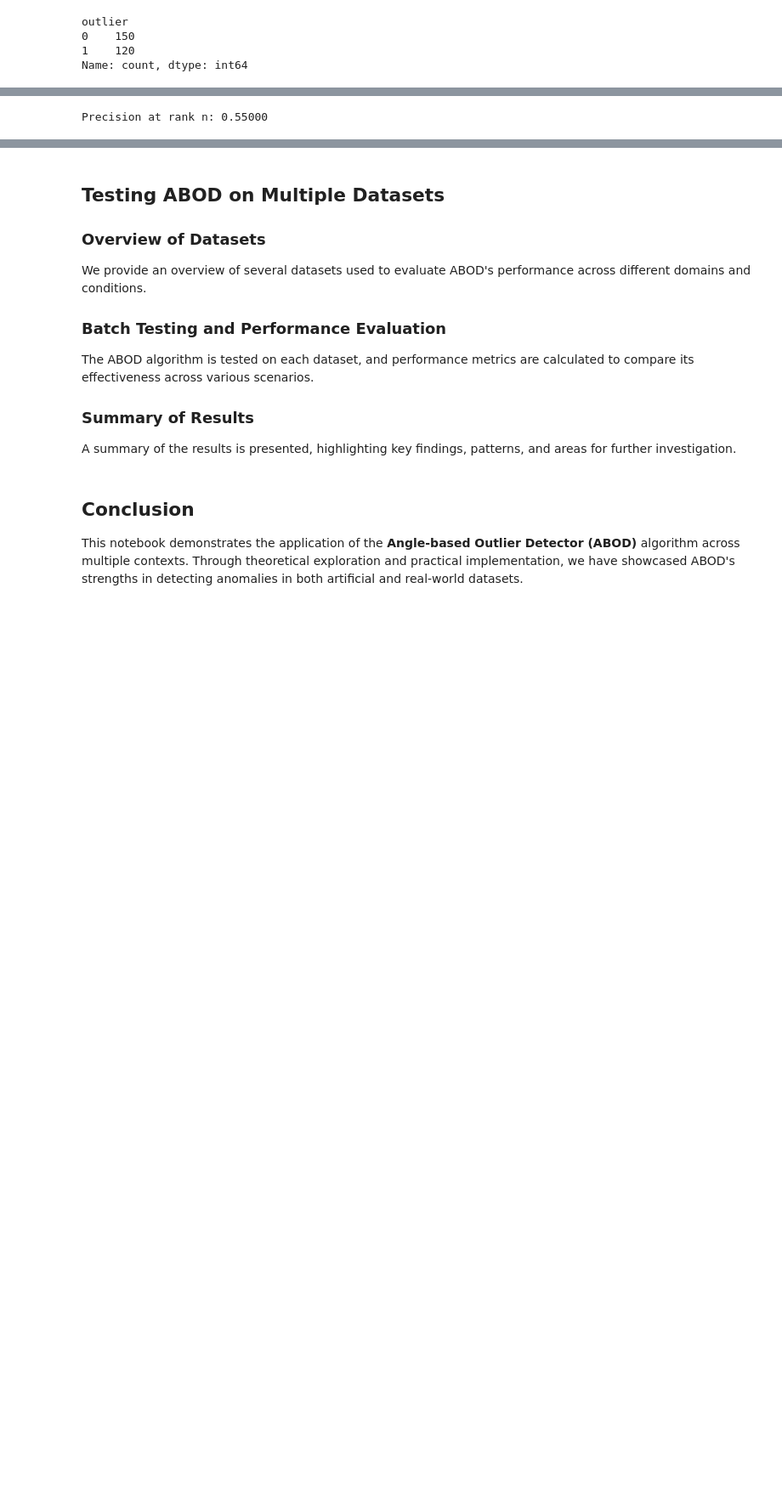
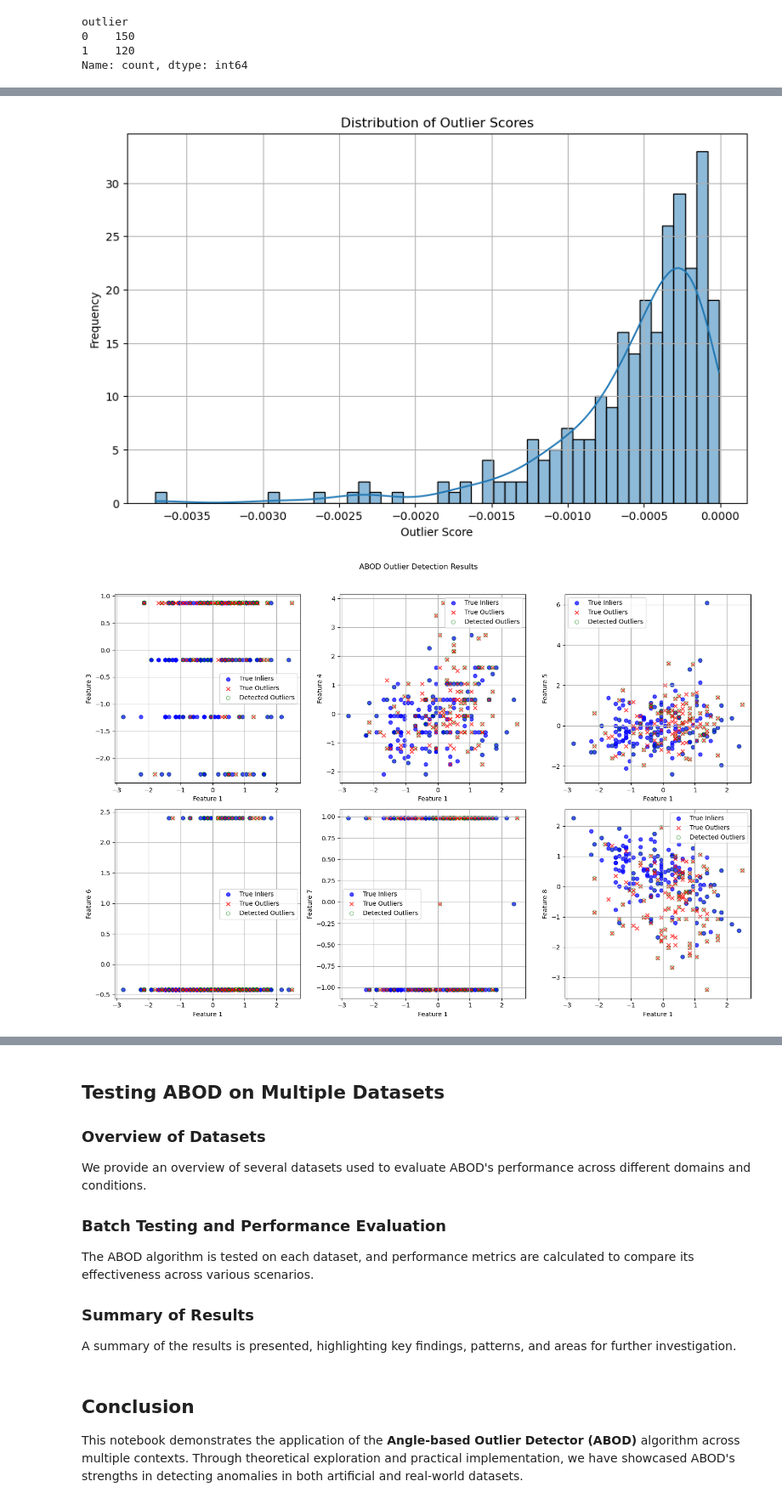
Before and after one commit to dr-saad-la/Anomaly-Detection-Resources, a Jupyter notebook: Python/notebooks/03-abod-algorithm.ipynb, the cells around one changed output, grey strips where cells are left out. Shown at 85% size. Cells and saved outputs as stored; diff of their text form; code cells hidden in the pictures; blank space fills up the shorter version.

```diff
--- a/Python/notebooks/03-abod-algorithm.ipynb
+++ b/Python/notebooks/03-abod-algorithm.ipynb
@@ -425,6 +489,22 @@ def precision_at_rank_n(y_true, y_scores, n=None):
-# %%
-# Calculate precision at rank n
-precision_n = precision_at_rank_n(y, outlier_scores)
-print(f"Precision at rank n: {precision_n:.5f}")
-# %% [output]
-Precision at rank n: 0.55000
+# %%
+# Assuming X and y are your data and labels
+results = apply_abod_advanced(
+    X, y,
+    contamination=0.44,                     # Proportion of data expected to be outliers
+    scale_data=True,                        # Whether to scale the data
+    plot_scores=True,                       # Whether to plot the distribution of outlier scores
+    plot_outliers=True,                     # Whether to plot the detected outliers
+    n=120,                                  # Number of outliers for precision calculation (None uses actual number of outliers)
+    abod_params={'n_neighbors': 82},        # Parameters for the ABOD model
+    plot_params={'alpha': 0.5},             # Parameters for plotting
+    plot_features=[0, 2, 3, 4, 5, 6, 7],   # Features to plot (main feature + other features)
+    n_cols=3
+)
+
+print("ROC AUC:", results['roc_auc'])
+print("Precision-Recall AUC:", results['pr_auc'])
+print("Classification Report:\n", results['classification_report'])
+print("Precision at Rank n:", results['precision_at_rank_n'])
+# %% [output]
+[figure, added]
+[figure, added]
```
Also changed, not shown: parts of 30 cells of this notebook.
